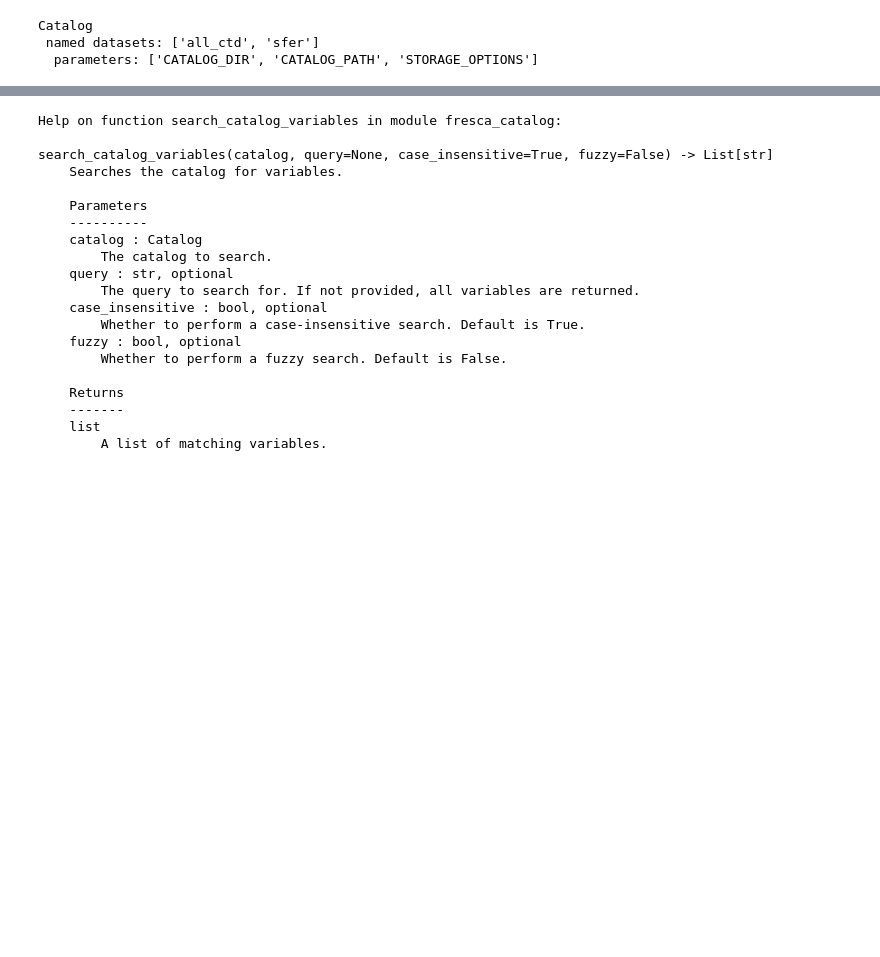
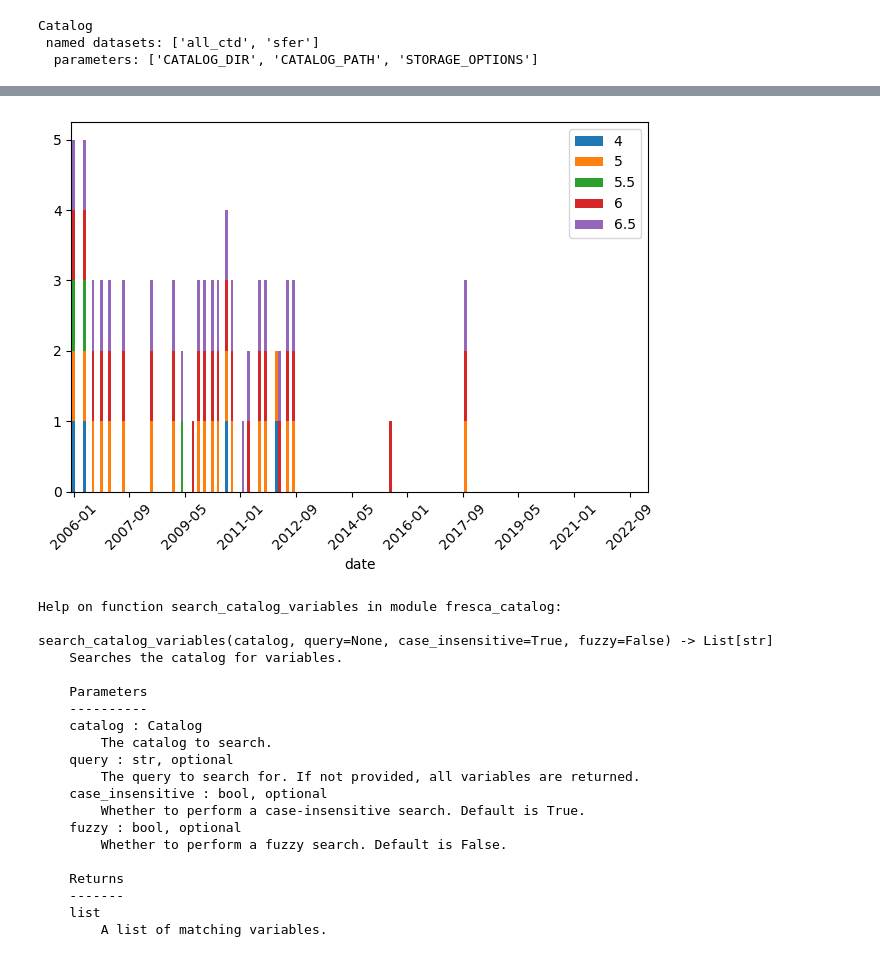
Before and after one commit to axiom-data-science/fresca-catalog, a Jupyter notebook: example.ipynb, the cells around one changed output, grey strips where cells are left out. Saved outputs shown, nothing was run; the diff lists cells and outputs as text; code cells hidden in the pictures; blank space fills up the shorter version.

```diff
--- a/example.ipynb
+++ b/example.ipynb
@@ -31,3 +48,7 @@ plot_grid(catalog)
+# %%
+plot_timeseries(filtered_catalog, stations=['4', '5', '5.5', '6', '6.5'], time_bin='ME')
+# %% [output]
+[figure, new version]
 # %%
 help(search_catalog_variables)
 # %% [output]
```
Also changed, not shown: parts of 6 cells of this notebook, 1 other file.
